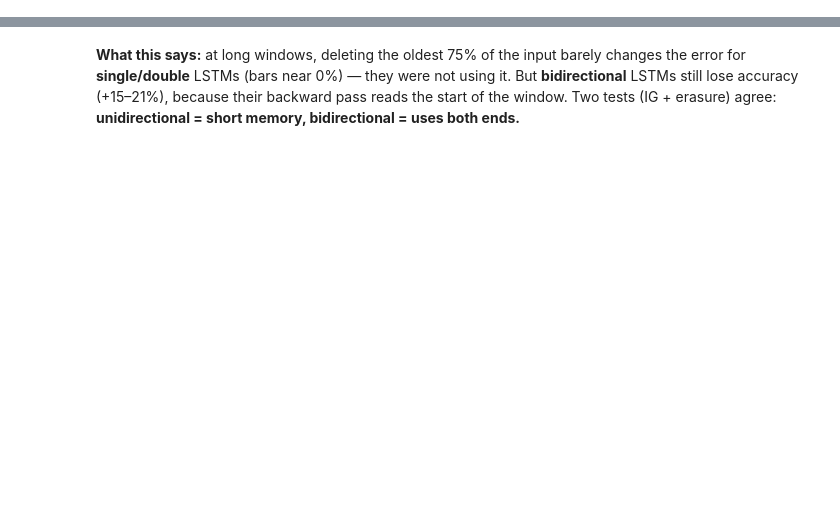
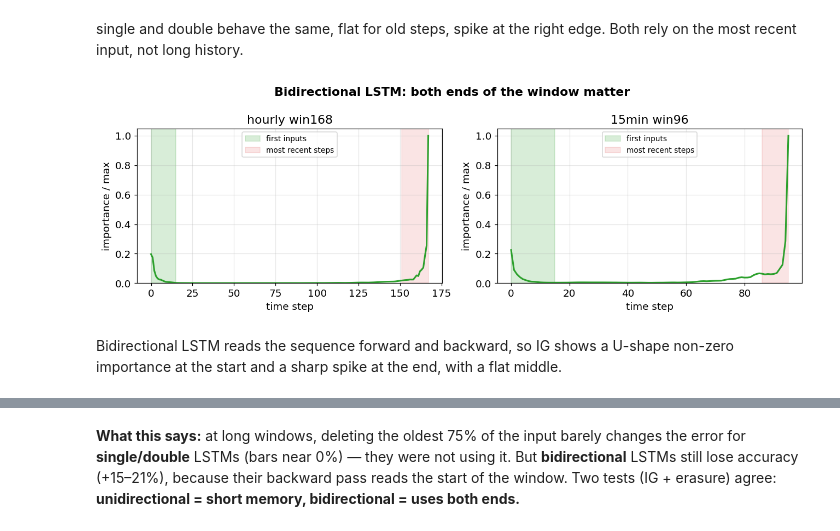
Before and after one commit to Dinith132/steel-industry-energy-consumption, a Jupyter notebook: agent-final/notebooks/behavior_findings_simple.ipynb, the cells around one changed output, grey strips where cells are left out. Cells and saved outputs as stored; diff of their text form; code cells hidden in the pictures; blank space fills up the shorter version.

```diff
--- a/agent-final/notebooks/behavior_findings_simple.ipynb
+++ b/agent-final/notebooks/behavior_findings_simple.ipynb
@@ -81,0 +136,39 @@ fig.tight_layout(); fig.savefig(OUT / "b1_ig_horizon.png"); plt.show()
+# %% [markdown]
+ single and double behave the same, flat for old steps, spike at the right edge. Both rely on the most recent input, not long history.
+# %%
+# long windows where the U-shape is clearest
+IG_LONG = [("hourly", 168), ("15min", 96)]
+
+fig, axes = plt.subplots(1, 2, figsize=(12, 4))
+for ax, (track, window) in zip(axes, IG_LONG):
+    v = ig_curve(track, "bidir", window)
+    if v is None:
+        ax.set_title(f"{track} win{window} (missing IG csv)")
+        continue
+
+    steps = np.arange(len(v))
+    vn = v / v.max() if v.max() else v
+
+    ax.plot(steps, vn, "-", color=STACK_COLOR["bidir"], lw=2)
+
+    # shaded regions (match your slide)
+    first_end = 15 if window >= 96 else 10
+    recent_start = int(window * 0.90)
+    ax.axvspan(0, first_end, color="#2ca02c", alpha=0.18, label="first inputs")
+    ax.axvspan(recent_start, window - 1, color="#d62728", alpha=0.12, label="most recent steps")
+
+    ax.set_title(f"{track} win{window}")
+    ax.set_xlabel("time step")
+    ax.set_ylabel("importance / max")
+    ax.set_ylim(0, 1.05)
+    ax.legend(loc="upper center", fontsize=9)
+    ax.grid(alpha=0.3)
+
+fig.suptitle("Bidirectional LSTM: both ends of the window matter", fontweight="bold")
+fig.tight_layout()
+fig.savefig(OUT / "b1_ig_bidir_ushape.png", bbox_inches="tight")
+plt.show()
+# %% [output]
+[figure, added]
+# %% [markdown]
+Bidirectional LSTM reads the sequence forward and backward, so IG shows a U-shape non-zero importance at the start and a sharp spike at the end, with a flat middle.
```
Also changed, not shown: parts of 33 cells of this notebook, 41 other files.
